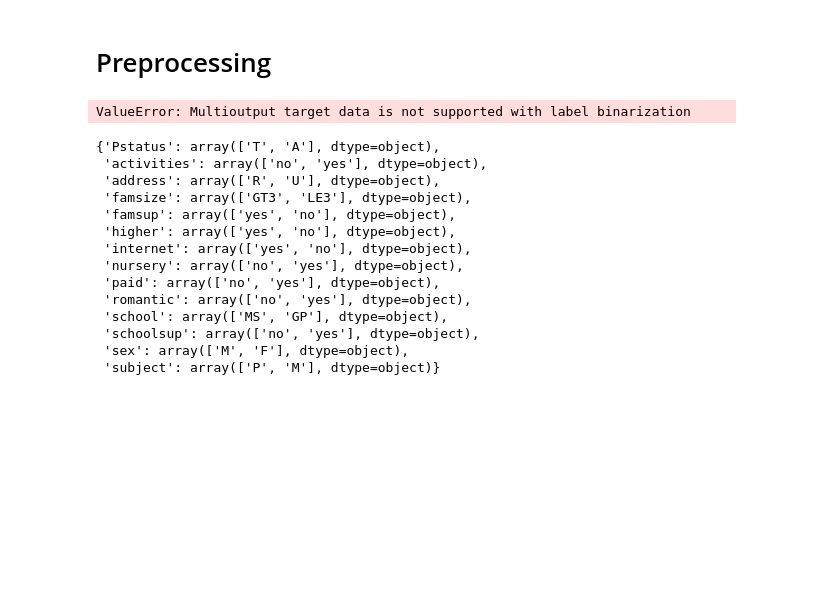
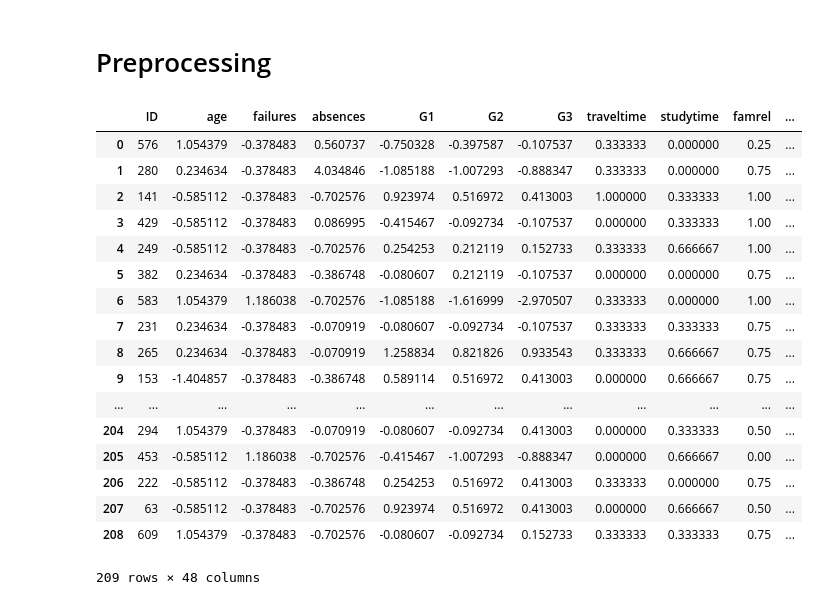
Before and after one commit to JeongChanwoo/2018_competition, a Jupyter notebook: Student Alcohol Consumption/preprocessing.ipynb, the cells around one changed output. Saved outputs shown, nothing was run; the diff lists cells and outputs as text; code cells hidden in the pictures; blank space fills up the shorter version.

Commit message:
Making Pipeline for preprocessing Pipline 1. numeric, 2.ordinary, 3.binary, 4.categorical

```diff
--- a/Student Alcohol Consumption/preprocessing.ipynb
+++ b/Student Alcohol Consumption/preprocessing.ipynb
@@ -314,6 +347,0 @@ full_pipline = FeatureUnion(transformer_list=[
-# %%
-train_prepared = full_pipline.fit_transform(train_set)
-# %% [output]
-ValueError: Multioutput target data is not supported with label binarization
-# %%
-testing = binary_pipline.fit_transform(test_set)
@@ -322,17 +348,29 @@ testing_unique, testing_count = column_unique(testing)
-# %%
-testing_unique
-# %% [output]
-{'Pstatus': array(['T', 'A'], dtype=object),
- 'activities': array(['no', 'yes'], dtype=object),
- 'address': array(['R', 'U'], dtype=object),
- 'famsize': array(['GT3', 'LE3'], dtype=object),
- 'famsup': array(['yes', 'no'], dtype=object),
- 'higher': array(['yes', 'no'], dtype=object),
- 'internet': array(['yes', 'no'], dtype=object),
- 'nursery': array(['no', 'yes'], dtype=object),
- 'paid': array(['no', 'yes'], dtype=object),
- 'romantic': array(['no', 'yes'], dtype=object),
- 'school': array(['MS', 'GP'], dtype=object),
- 'schoolsup': array(['no', 'yes'], dtype=object),
- 'sex': array(['M', 'F'], dtype=object),
- 'subject': array(['P', 'M'], dtype=object)}
+# %%
+def preprocessing_data(data=None, index=None, kind = None):
+    if str(kind)=='train':
+
+
+        train_prepared_id = pd.DataFrame(train_id)
+        train_prepared_num = num_pipline.fit_transform(data)#.reindex(index)
+        train_prepared_ord = ordinary_pipline.fit_transform(data)#.reindex(index)
+        train_prepared_bin = binary_pipline.fit_transform(data)#.reindex(index)
+        train_prepared_cat = cat_pipline.fit_transform(data)
+
+        train_prepared = pd.concat([train_prepared_id,train_prepared_num,train_prepared_ord,
+                                    train_prepared_bin,train_prepared_cat], axis=1)
+
+        return train_prepared
+
+
+    elif str(kind) == 'test':
+
+        test_prepared_id = pd.DataFrame(test_id)
+        test_prepared_num = num_pipline.transform(data)#.reindex(index)
+        test_prepared_ord = ordinary_pipline.transform(data)#.reindex(index)
+        test_prepared_bin = binary_pipline.transform(data)#.reindex(index)
+        test_prepared_cat = cat_pipline.transform(data)
+
+        test_prepared = pd.concat([test_prepared_id,test_prepared_num,test_prepared_ord,
+                                   test_prepared_bin,test_prepared_cat], axis=1)
+
+        return test_prepared
@@ -338,0 +379,23 @@ testing_unique
+# %%
+test_prapred = preprocessing_data(test_set, index=test_index, kind='test')
+# %%
+test_prapred
+# %% [output]
+|  | ID | age | failures | absences | G1 | G2 | G3 | traveltime | studytime | famrel | ... |
+| 0 | 576 | 1.054379 | -0.378483 | 0.560737 | -0.750328 | -0.397587 | -0.107537 | 0.333333 | 0.000000 | 0.25 | ... |
+| 1 | 280 | 0.234634 | -0.378483 | 4.034846 | -1.085188 | -1.007293 | -0.888347 | 0.333333 | 0.000000 | 0.75 | ... |
+| 2 | 141 | -0.585112 | -0.378483 | -0.702576 | 0.923974 | 0.516972 | 0.413003 | 1.000000 | 0.333333 | 1.00 | ... |
+| 3 | 429 | -0.585112 | -0.378483 | 0.086995 | -0.415467 | -0.092734 | -0.107537 | 0.000000 | 0.333333 | 1.00 | ... |
+| 4 | 249 | -0.585112 | -0.378483 | -0.702576 | 0.254253 | 0.212119 | 0.152733 | 0.333333 | 0.666667 | 1.00 | ... |
+| 5 | 382 | 0.234634 | -0.378483 | -0.386748 | -0.080607 | 0.212119 | -0.107537 | 0.000000 | 0.000000 | 0.75 | ... |
+| 6 | 583 | 1.054379 | 1.186038 | -0.702576 | -1.085188 | -1.616999 | -2.970507 | 0.333333 | 0.000000 | 1.00 | ... |
+| 7 | 231 | 0.234634 | -0.378483 | -0.070919 | -0.080607 | -0.092734 | -0.107537 | 0.333333 | 0.333333 | 0.75 | ... |
+| 8 | 265 | 0.234634 | -0.378483 | -0.070919 | 1.258834 | 0.821826 | 0.933543 | 0.333333 | 0.666667 | 0.75 | ... |
+| 9 | 153 | -1.404857 | -0.378483 | -0.386748 | 0.589114 | 0.516972 | 0.413003 | 0.000000 | 0.666667 | 0.75 | ... |
+| ... | ... | ... | ... | ... | ... | ... | ... | ... | ... | ... | ... |
+| 204 | 294 | 1.054379 | -0.378483 | -0.070919 | -0.080607 | -0.092734 | 0.413003 | 0.000000 | 0.333333 | 0.50 | ... |
+| 205 | 453 | -0.585112 | 1.186038 | -0.702576 | -0.415467 | -1.007293 | -0.888347 | 0.000000 | 0.666667 | 0.00 | ... |
+| 206 | 222 | -0.585112 | -0.378483 | -0.386748 | 0.254253 | 0.516972 | 0.413003 | 0.333333 | 0.000000 | 0.75 | ... |
+| 207 | 63 | -0.585112 | -0.378483 | -0.702576 | 0.923974 | 0.516972 | 0.413003 | 0.000000 | 0.666667 | 0.50 | ... |
+| 208 | 609 | 1.054379 | -0.378483 | -0.702576 | -0.080607 | -0.092734 | 0.152733 | 0.333333 | 0.333333 | 0.75 | ... |
+209 rows × 48 columns
```
Also changed, not shown: parts of 13 cells of this notebook.
